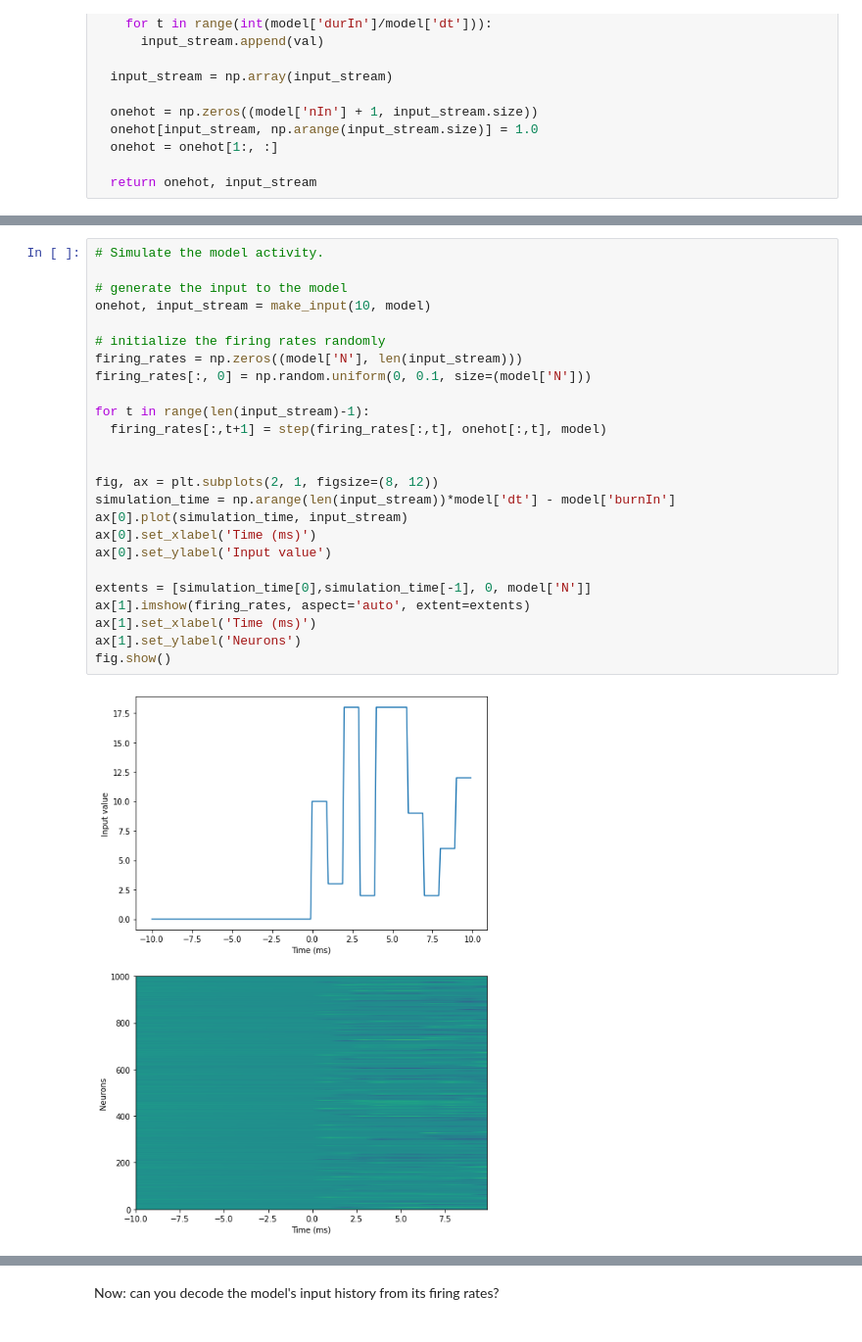
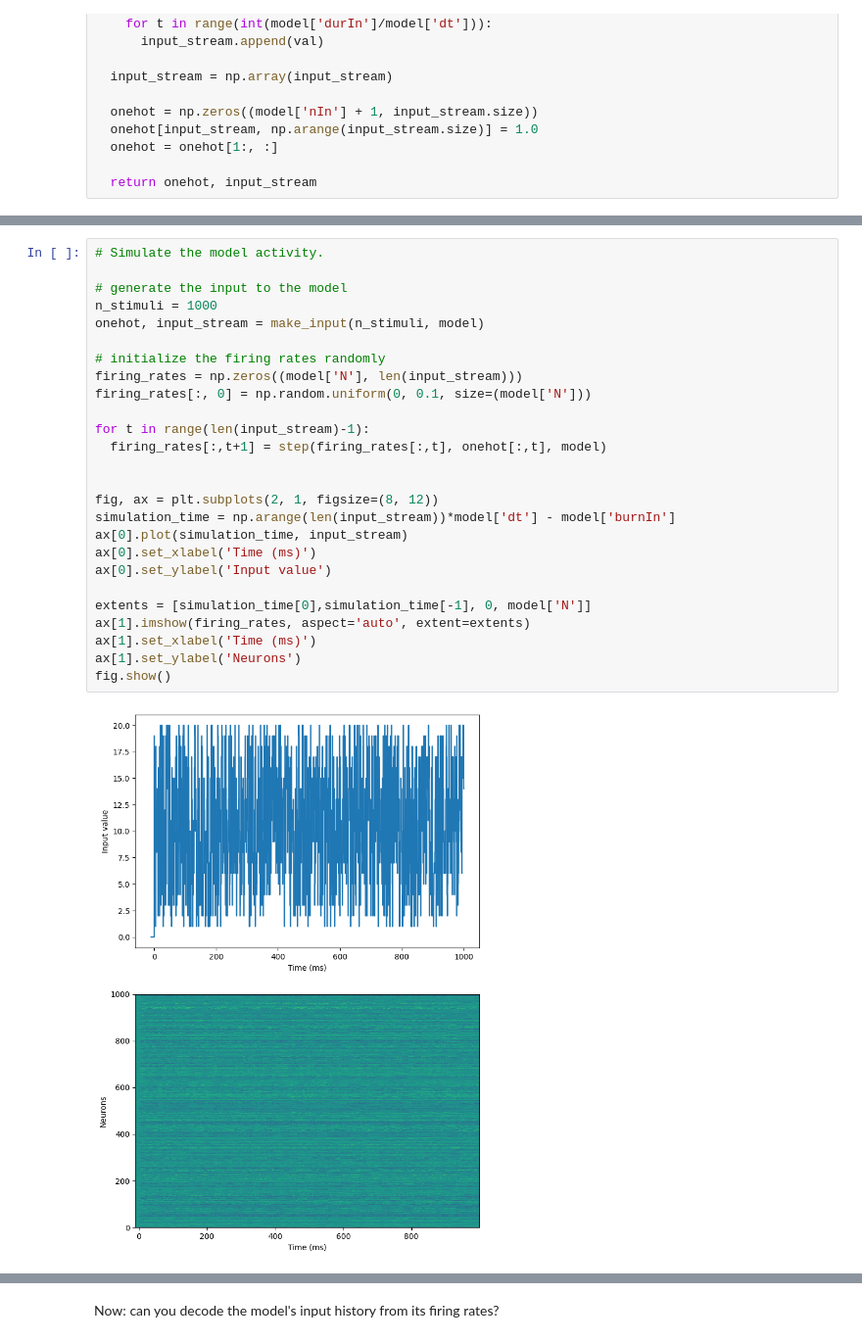
Before and after one commit to vargamartonaron/nma_23_rnn, a Jupyter notebook: Copy_of_RNN_working_memory.ipynb, the cells around one changed output, grey strips where cells are left out. Shown at 98% size. Saved outputs shown, nothing was run; the diff lists cells and outputs as text.

```diff
--- a/Copy_of_RNN_working_memory.ipynb
+++ b/Copy_of_RNN_working_memory.ipynb
@@ -122,27 +129,28 @@ fig.show()
 # %%
 # Simulate the model activity.
 
 # generate the input to the model
-onehot, input_stream = make_input(10, model)
+n_stimuli = 1000
+onehot, input_stream = make_input(n_stimuli, model)
 
 # initialize the firing rates randomly
 firing_rates = np.zeros((model['N'], len(input_stream)))
 firing_rates[:, 0] = np.random.uniform(0, 0.1, size=(model['N']))
 
 for t in range(len(input_stream)-1):
   firing_rates[:,t+1] = step(firing_rates[:,t], onehot[:,t], model)
 
 
 fig, ax = plt.subplots(2, 1, figsize=(8, 12))
 simulation_time = np.arange(len(input_stream))*model['dt'] - model['burnIn']
 ax[0].plot(simulation_time, input_stream)
 ax[0].set_xlabel('Time (ms)')
 ax[0].set_ylabel('Input value')
 
 extents = [simulation_time[0],simulation_time[-1], 0, model['N']]
 ax[1].imshow(firing_rates, aspect='auto', extent=extents)
 ax[1].set_xlabel('Time (ms)')
 ax[1].set_ylabel('Neurons')
 fig.show()
 # %% [output]
-[figure, old version]
+[figure, new version]
```
Also changed, not shown: parts of 9 cells of this notebook.
